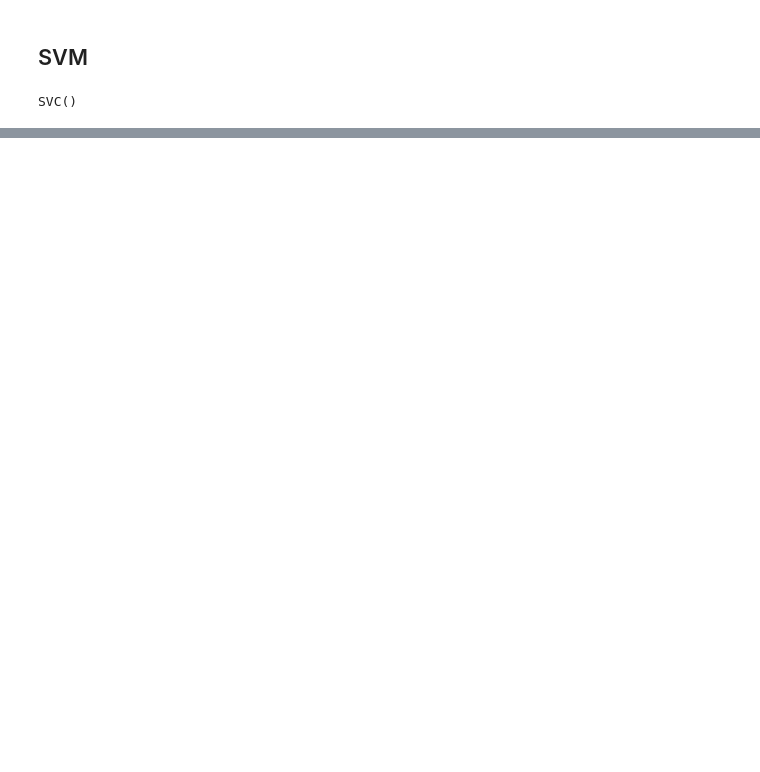
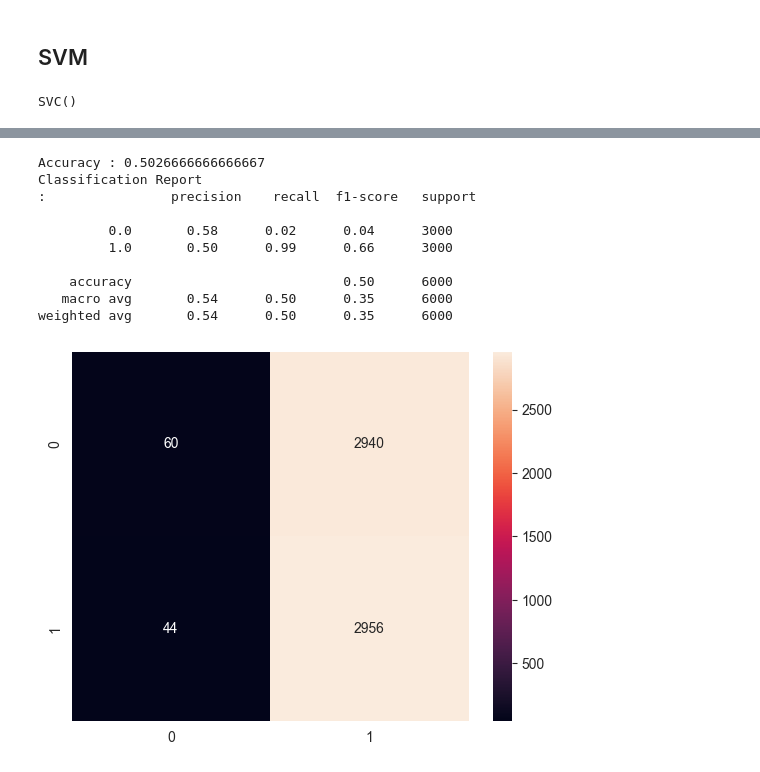
Before and after one commit to gokul-h/fake-news-detector, a Jupyter notebook: Kaagle_Fake_news_Implementation.ipynb, the cells around one changed output, grey strips where cells are left out. Drawn from its saved outputs; the diff is of its cells as text; code cells hidden in the pictures; blank space fills up the shorter version.

```diff
--- a/Kaagle_Fake_news_Implementation.ipynb
+++ b/Kaagle_Fake_news_Implementation.ipynb
@@ -366,0 +305,15 @@ print ('Classification Report \n: ',classification_report(y_test, y_pred))
+# %%
+y_pred = DT.predict(X_train)
+matrix(DT,y_pred)
+# %% [output]
+Accuracy : 0.5026666666666667
+Classification Report
+:                precision    recall  f1-score   support
+
+         0.0       0.58      0.02      0.04      3000
+         1.0       0.50      0.99      0.66      3000
+
+    accuracy                           0.50      6000
+   macro avg       0.54      0.50      0.35      6000
+weighted avg       0.54      0.50      0.35      6000
+[figure, added]
```
Also changed, not shown: parts of 56 cells of this notebook.
